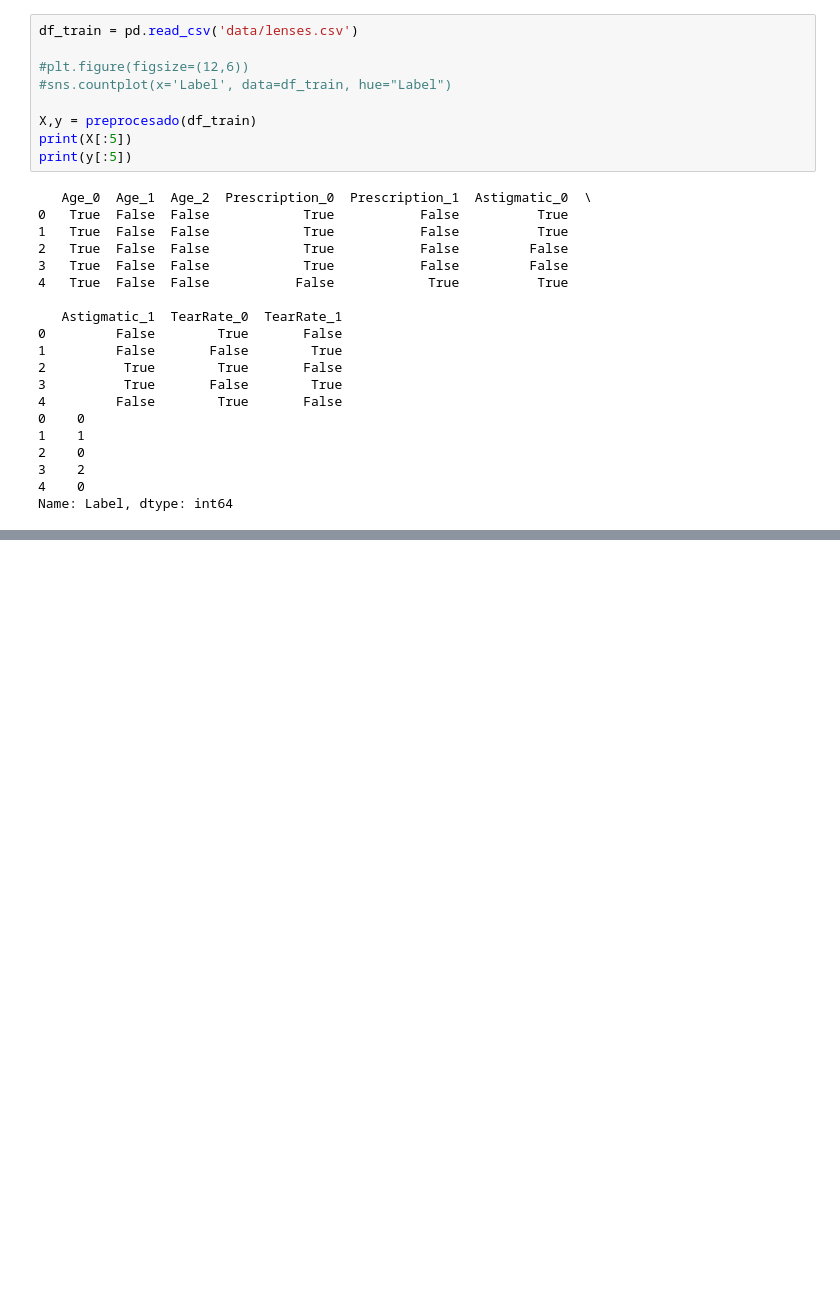
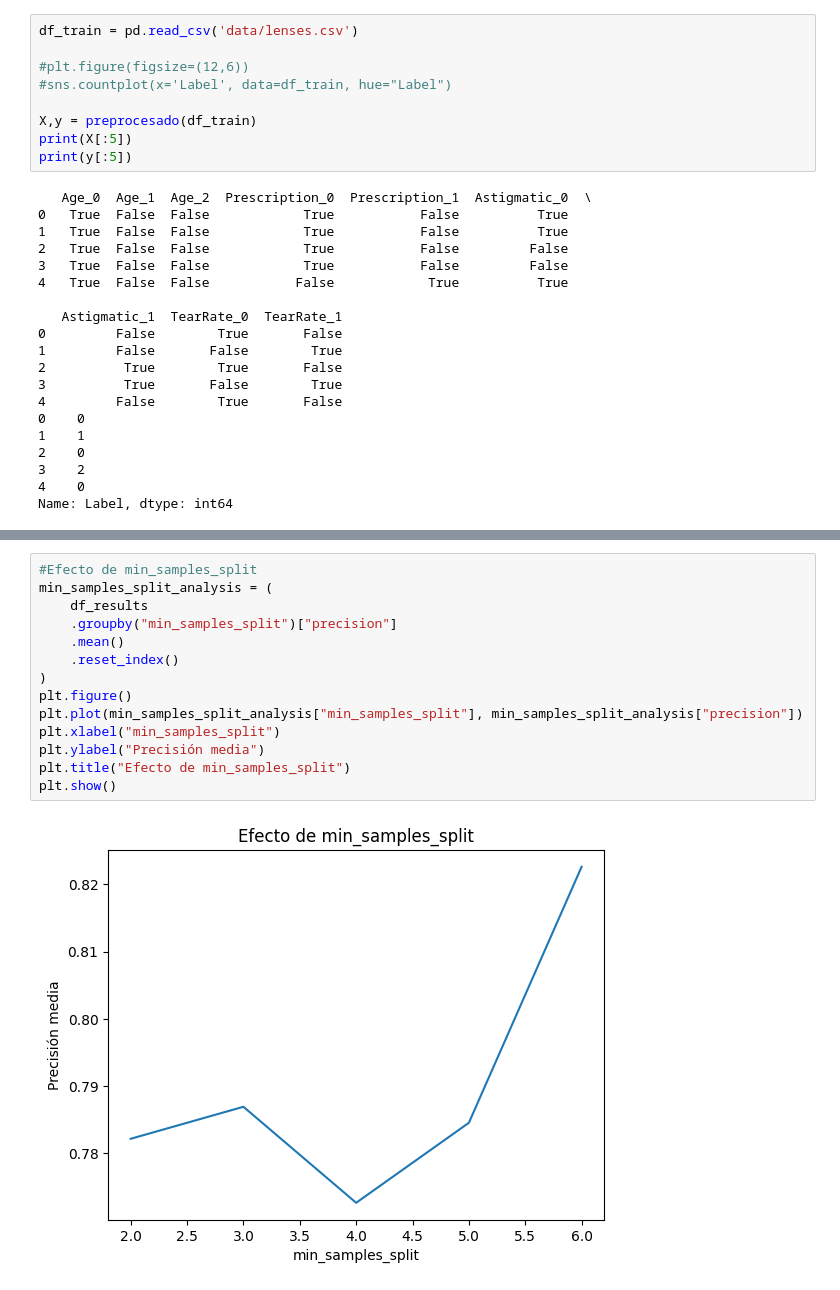
Before and after one commit to lupergo/AA, a Jupyter notebook: p02/script_hiperparametros_arbol.ipynb, the cells around one changed output, grey strips where cells are left out. Saved outputs shown, nothing was run; the diff lists cells and outputs as text; blank space fills up the shorter version.

```diff
--- a/p02/script_hiperparametros_arbol.ipynb
+++ b/p02/script_hiperparametros_arbol.ipynb
@@ -111,0 +183,16 @@ Name: Label, dtype: int64
+# %%
+#Efecto de min_samples_split
+min_samples_split_analysis = (
+    df_results
+    .groupby("min_samples_split")["precision"]
+    .mean()
+    .reset_index()
+)
+plt.figure()
+plt.plot(min_samples_split_analysis["min_samples_split"], min_samples_split_analysis["precision"])
+plt.xlabel("min_samples_split")
+plt.ylabel("Precisión media")
+plt.title("Efecto de min_samples_split")
+plt.show()
+# %% [output]
+[figure, added]
```
Also changed, not shown: parts of 10 cells of this notebook.
